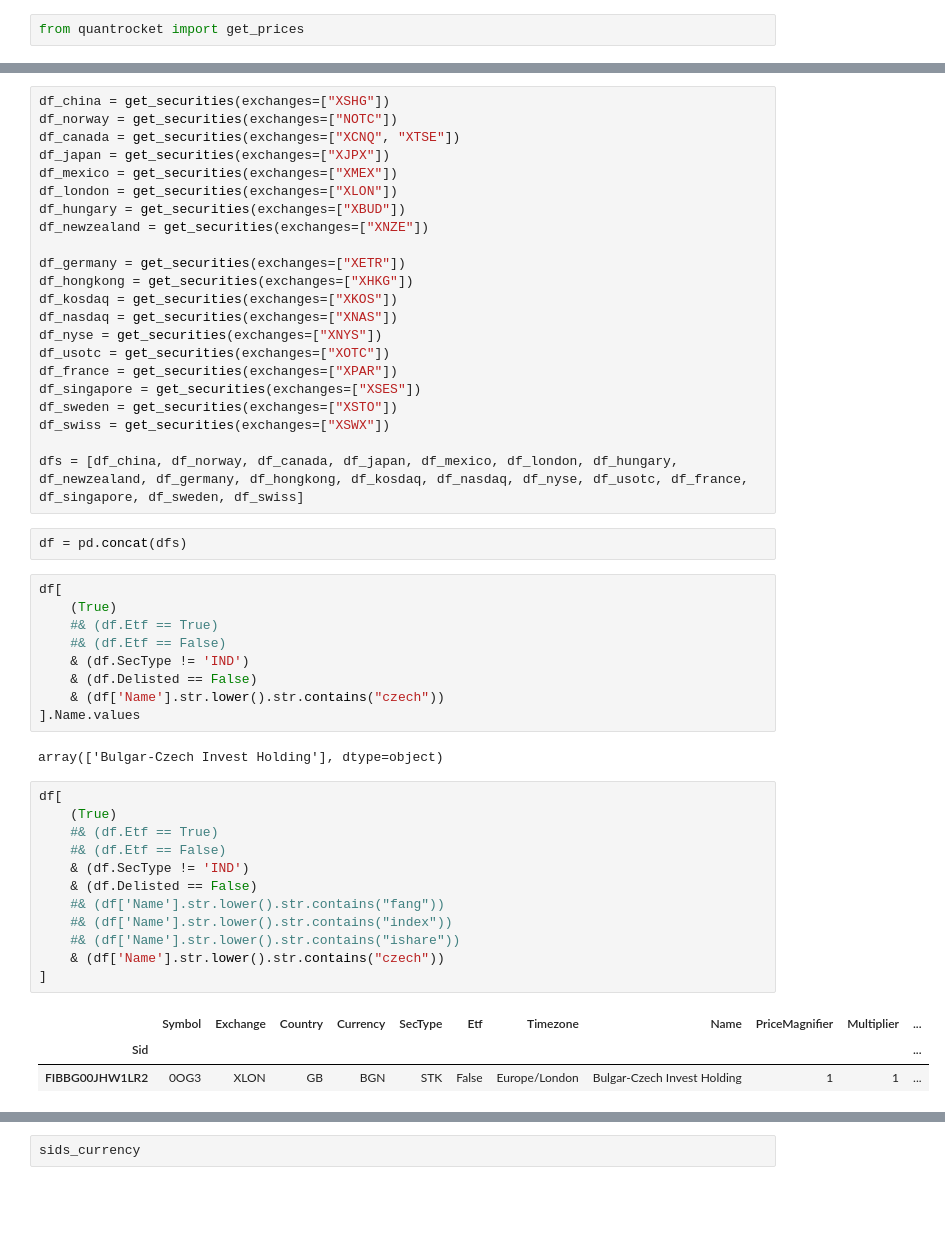
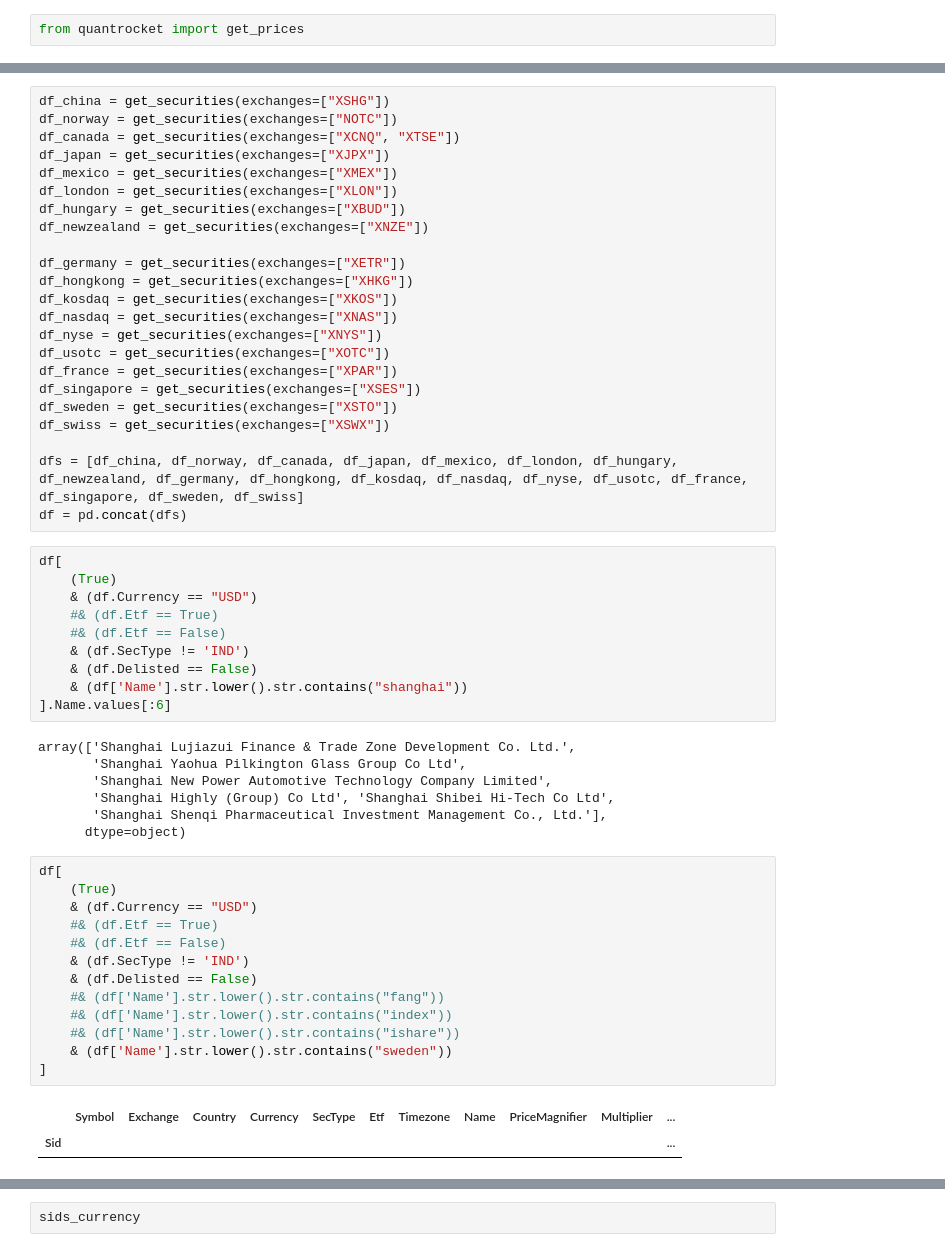
Before and after one commit to sculd/quantrocket_trading_currency_flow, a Jupyter notebook: sid_selection.ipynb, the cells around one changed output, grey strips where cells are left out. Cells and saved outputs as stored; diff of their text form; blank space fills up the shorter version.

```diff
--- a/sid_selection.ipynb
+++ b/sid_selection.ipynb
@@ -315,32 +304,37 @@ df_sweden = get_securities(exchanges=["XSTO"])
 df_swiss = get_securities(exchanges=["XSWX"])
 
 dfs = [df_china, df_norway, df_canada, df_japan, df_mexico, df_london, df_hungary, df_newzealand, df_germany, df_hongkong, df_kosdaq, df_nasdaq, df_nyse, df_usotc, df_france, df_singapore, df_sweden, df_swiss]
+df = pd.concat(dfs)
-# %%
-df = pd.concat(dfs)
 # %%
 df[
     (True)
+    & (df.Currency == "USD")
     #& (df.Etf == True)
     #& (df.Etf == False)
     & (df.SecType != 'IND')
     & (df.Delisted == False)
-    & (df['Name'].str.lower().str.contains("czech"))
-].Name.values
+    & (df['Name'].str.lower().str.contains("shanghai"))
+].Name.values[:6]
 # %% [output]
-array(['Bulgar-Czech Invest Holding'], dtype=object)
+array(['Shanghai Lujiazui Finance & Trade Zone Development Co. Ltd.',
+       'Shanghai Yaohua Pilkington Glass Group Co Ltd',
+       'Shanghai New Power Automotive Technology Company Limited',
+       'Shanghai Highly (Group) Co Ltd', 'Shanghai Shibei Hi-Tech Co Ltd',
+       'Shanghai Shenqi Pharmaceutical Investment Management Co., Ltd.'],
+      dtype=object)
 # %%
 df[
     (True)
+    & (df.Currency == "USD")
     #& (df.Etf == True)
     #& (df.Etf == False)
     & (df.SecType != 'IND')
     & (df.Delisted == False)
     #& (df['Name'].str.lower().str.contains("fang"))
     #& (df['Name'].str.lower().str.contains("index"))
     #& (df['Name'].str.lower().str.contains("ishare"))
-    & (df['Name'].str.lower().str.contains("czech"))
+    & (df['Name'].str.lower().str.contains("sweden"))
 ]
 # %% [output]
 |  | Symbol | Exchange | Country | Currency | SecType | Etf | Timezone | Name | PriceMagnifier | Multiplier | ... |
 | Sid |  |  |  |  |  |  |  |  |  |  | ... |
-| FIBBG00JHW1LR2 | 0OG3 | XLON | GB | BGN | STK | False | Europe/London | Bulgar-Czech Invest Holding | 1 | 1 | ... |
```
Also changed, not shown: parts of 12 cells of this notebook, 2 other files.
